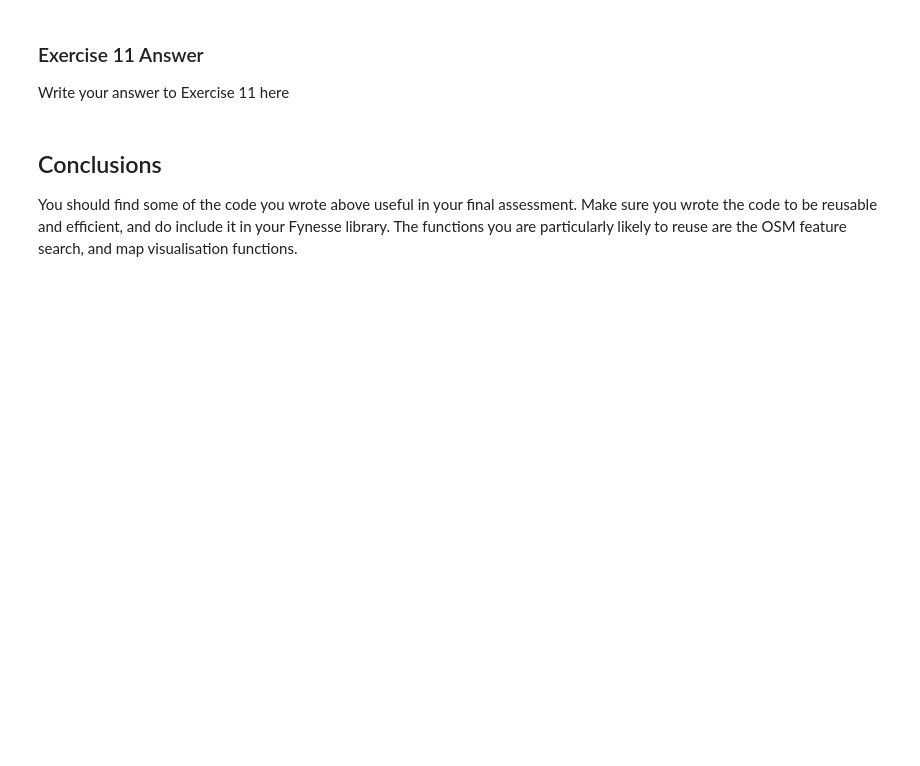
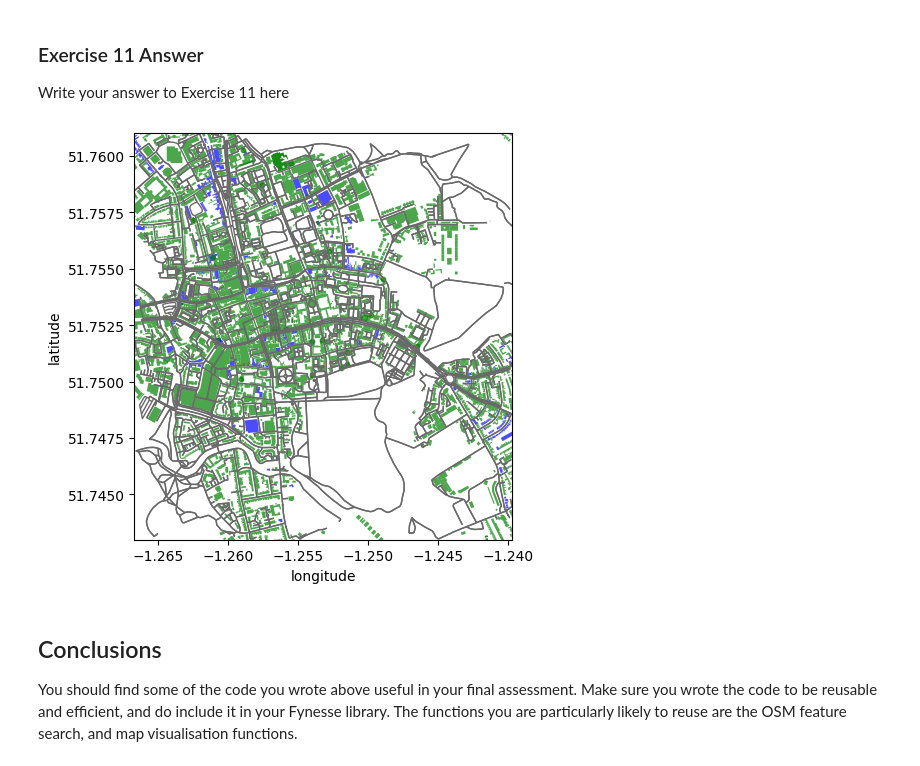
Before and after one commit to chenyilow/cyl68_ads_2024, a Jupyter notebook: _notebooks/02-access-assess-geospatial.ipynb, the cells around one changed output. Saved outputs shown, nothing was run; the diff lists cells and outputs as text; code cells hidden in the pictures; blank space fills up the shorter version.

```diff
--- a/_notebooks/02-access-assess-geospatial.ipynb
+++ b/_notebooks/02-access-assess-geospatial.ipynb
@@ -950,6 +1115,10 @@ correlation you find.
 Write your answer to Exercise 11 here
 # %%
 # Use this box for any code you need
+
+fynesse.access.map(latitude, longitude)
+# %% [output]
+[figure, added]
 # %% [markdown]
 ## Conclusions
 
```
Also changed, not shown: parts of 25 cells of this notebook.
